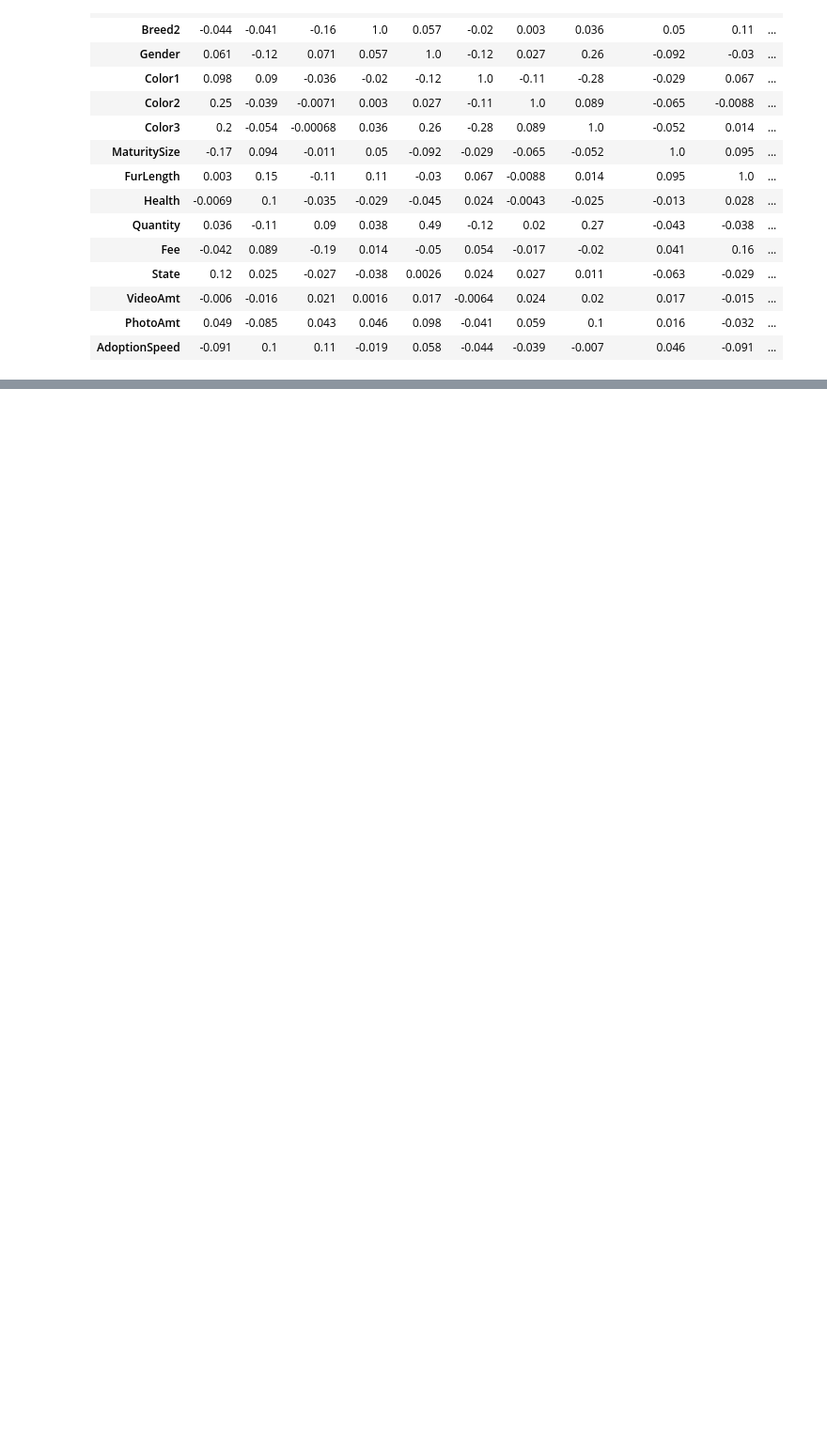
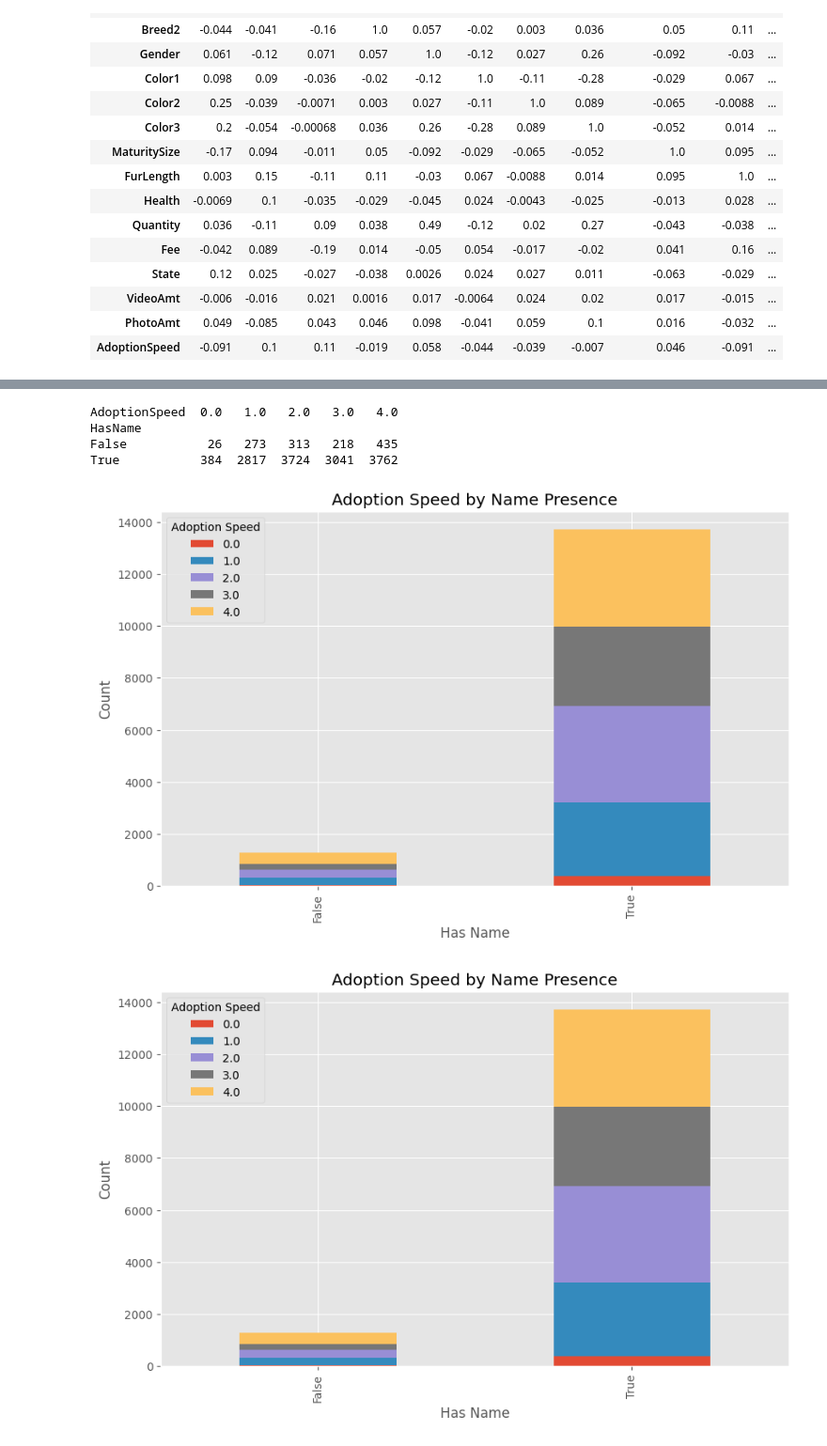
Before and after one commit to fechhh/laboII, a Jupyter notebook: PetFinder/FedeR/info_dataset_FedeR.ipynb, the cells around one changed output, grey strips where cells are left out. Shown at 94% size. Cells and saved outputs as stored; diff of their text form; code cells hidden in the pictures; blank space fills up the shorter version.

```diff
--- a/PetFinder/FedeR/info_dataset_FedeR.ipynb
+++ b/PetFinder/FedeR/info_dataset_FedeR.ipynb
@@ -326,0 +333,33 @@ df_numerical.corr().style.format("{:.2}").background_gradient(cmap=plt.get_cmap(
+# %%
+# Create a new column to indicate if the pet has a name
+all_data['HasName'] = all_data['Name'].notnull()
+
+# Group by 'HasName' and 'AdoptionSpeed' and count the occurrences
+adoption_speed_name = all_data.groupby(['HasName', 'AdoptionSpeed']).size().unstack()
+
+# Display the table
+print(adoption_speed_name)
+
+# Display the frequency
+adoption_speed_name.plot(kind='bar', stacked=True, figsize=(10, 6))
+plt.title('Adoption Speed by Name Presence')
+plt.xlabel('Has Name')
+plt.ylabel('Count')
+plt.legend(title='Adoption Speed')
+plt.show()
+adoption_speed_name = all_data.groupby(['HasName', 'AdoptionSpeed']).size().unstack()
+
+# Plot the data
+adoption_speed_name.plot(kind='bar', stacked=True, figsize=(10, 6))
+plt.title('Adoption Speed by Name Presence')
+plt.xlabel('Has Name')
+plt.ylabel('Count')
+plt.legend(title='Adoption Speed')
+plt.show()
+# %% [output]
+AdoptionSpeed  0.0   1.0   2.0   3.0   4.0
+HasName
+False           26   273   313   218   435
+True           384  2817  3724  3041  3762
+[figure, added]
+[figure, added]
```
Also changed, not shown: parts of 12 cells of this notebook, 3 other files.
